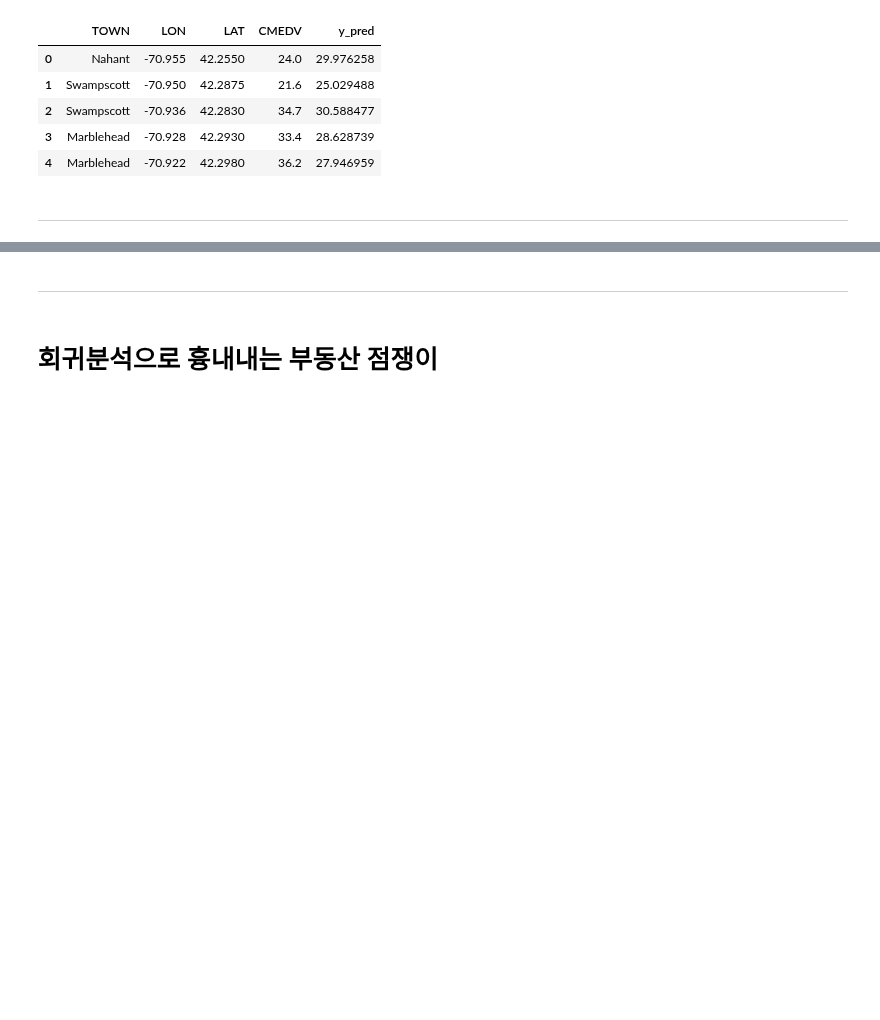
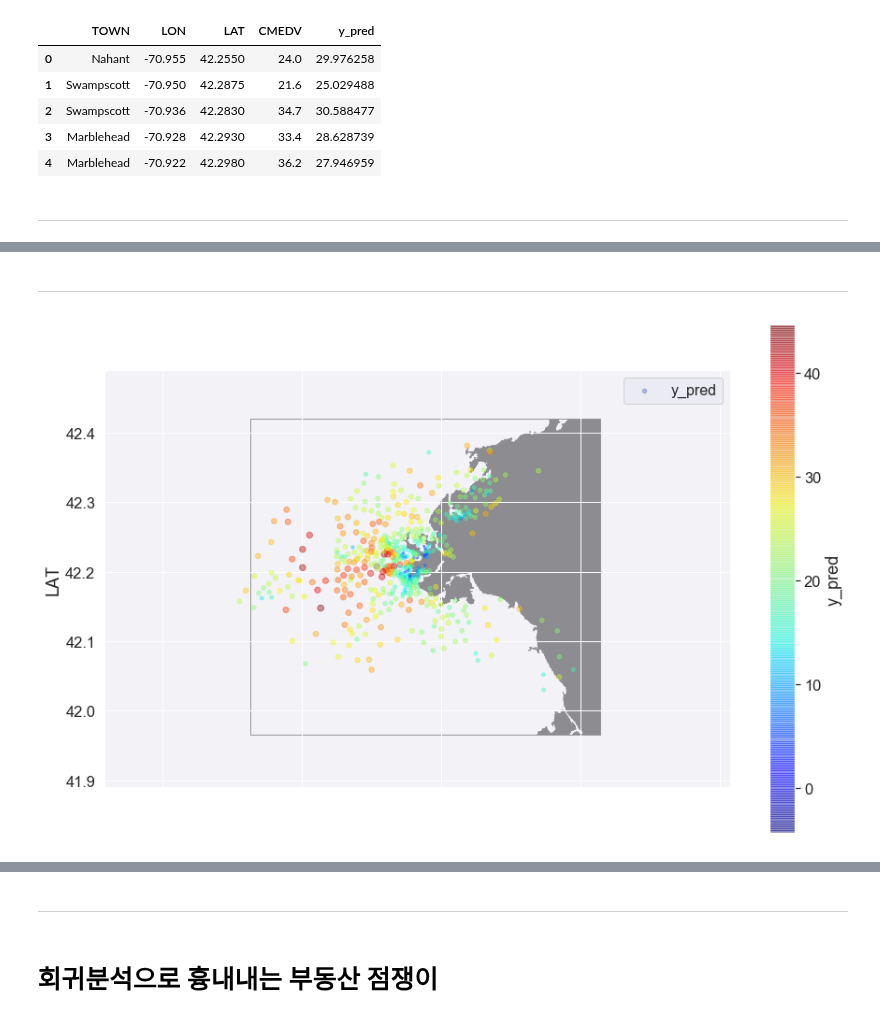
Before and after one commit to yoonkt200/python-data-analysis, a Jupyter notebook: chapter2/01-housing-prediction.ipynb, the cells around one changed output, grey strips where cells are left out. Drawn from its saved outputs; the diff is of its cells as text; code cells hidden in the pictures; blank space fills up the shorter version.

```diff
--- a/chapter2/01-housing-prediction.ipynb
+++ b/chapter2/01-housing-prediction.ipynb
@@ -415,0 +480,31 @@ plt.legend()
+# %% [markdown]
+-----
+# %%
+# axes = housing.plot(kind="scatter", x="LON", y="LAT",
+#     s=housing['y_pred'], label="y_pred",
+#     c="y_pred", cmap=plt.get_cmap("jet"),
+#     colorbar=True, alpha=1.0, figsize=(20,16),
+# )
+# axes.set_xlim([lon_min, lon_max])
+# axes.set_ylim([lat_min, lat_max])
+# plt.legend()
+# plt.show()
+
+
+import matplotlib.image as mpimg
+california_img=mpimg.imread('map.png')
+ax = housing.plot(kind="scatter", x="LON", y="LAT",
+    s=housing['y_pred'], label="y_pred",
+    c="y_pred", cmap=plt.get_cmap("jet"),
+    colorbar=True, alpha=0.4, figsize=(15,10),
+)
+
+x_offset = 0.034
+y_offset = -0.11
+
+plt.imshow(california_img, extent=[lon_min-x_offset, lon_max-x_offset,
+                                   lat_min+y_offset, lat_max+y_offset], alpha=0.4)
+plt.legend(fontsize=16)
+plt.show()
+# %% [output]
+[figure, added]
```
Also changed, not shown: parts of 16 cells of this notebook, 1 other file.
